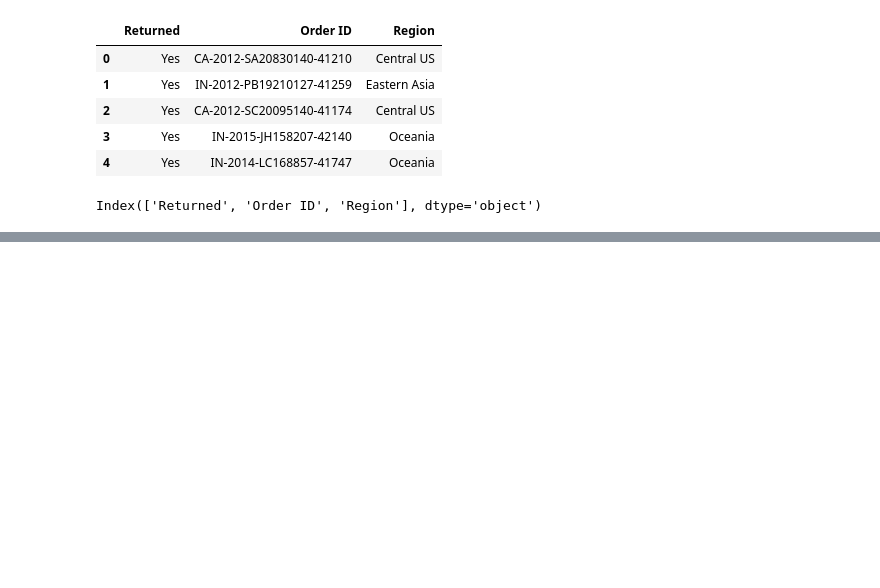
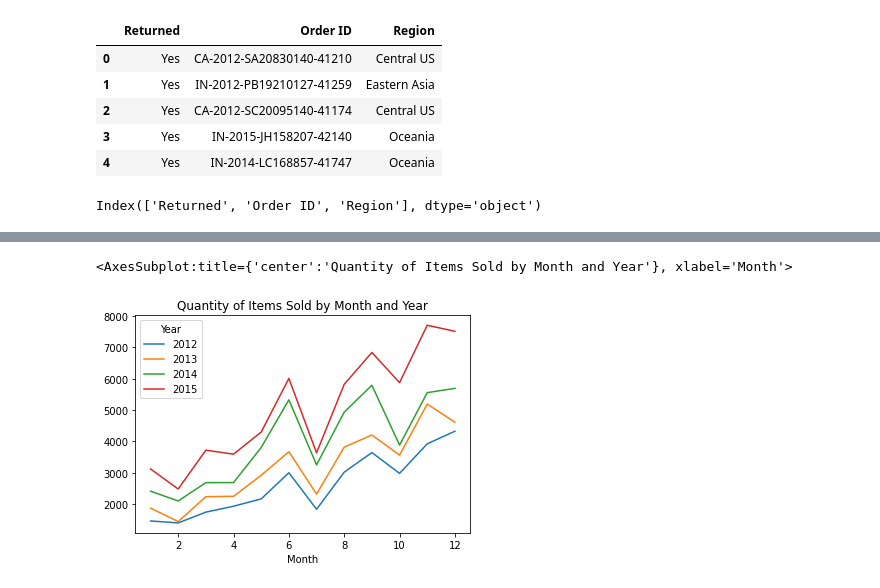
Before and after one commit to tam3ourine/ML-Lab, a Jupyter notebook: ML Lab Notebook.ipynb, the cells around one changed output, grey strips where cells are left out. Saved outputs shown, nothing was run; the diff lists cells and outputs as text; code cells hidden in the pictures; blank space fills up the shorter version.

```diff
--- a/ML Lab Notebook.ipynb
+++ b/ML Lab Notebook.ipynb
@@ -50,0 +175,2 @@ Index(['Returned', 'Order ID', 'Region'], dtype='object')
+# %%
+orders['Sales'] = pd.to_numeric(orders['Sales'], errors='coerce')
@@ -50,0 +215,5 @@ Index(['Returned', 'Order ID', 'Region'], dtype='object')
+# %%
+orders['Order.Date'] = pd.to_datetime(orders['Order.Date'])
+# %%
+orders['Month'] = pd.DatetimeIndex(orders['Order.Date']).month
+orders['Year'] = pd.DatetimeIndex(orders['Order.Date']).year
@@ -50,0 +228,2 @@ Index(['Returned', 'Order ID', 'Region'], dtype='object')
+# %%
+season_quant = orders.groupby(['Year', 'Month'])['Quantity'].sum().unstack('Year')
@@ -50,0 +285,11 @@ Index(['Returned', 'Order ID', 'Region'], dtype='object')
+# %%
+season_quant.plot(
+    y=season_quant.columns,
+    title='Quantity of Items Sold by Month and Year'
+)
+
+#overall increases throughout the year, with highs in June and end of the year
+#also increased each year, with 2012 the least and 2015 the most quantity
+# %% [output]
+<AxesSubplot:title={'center':'Quantity of Items Sold by Month and Year'}, xlabel='Month'>
+[figure, added]
```
Also changed, not shown: parts of 57 cells of this notebook, 1 other file.
